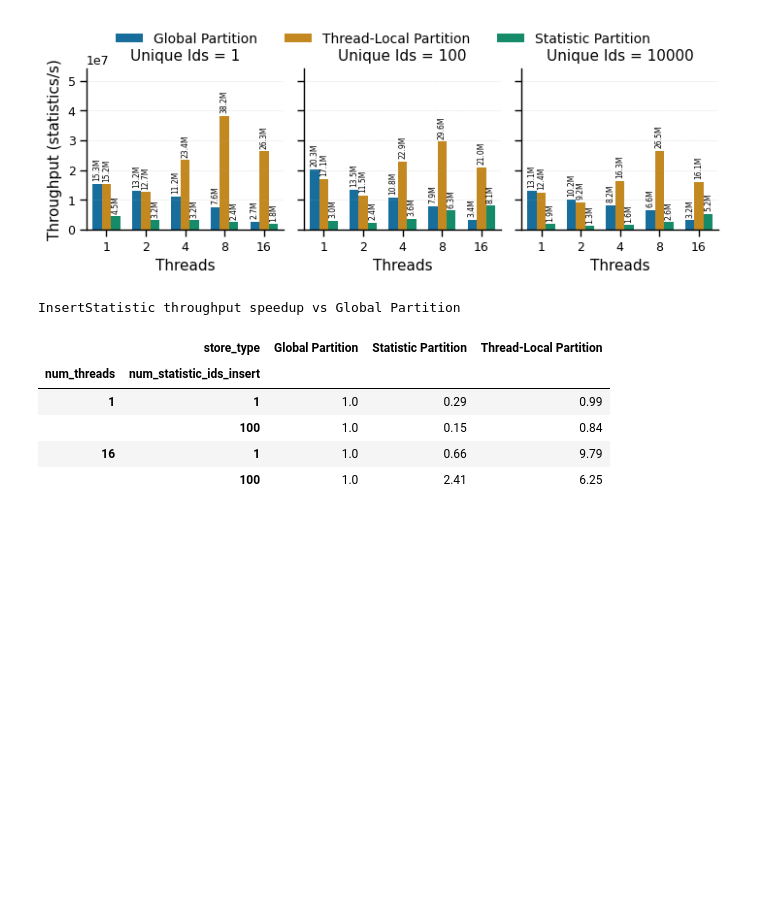
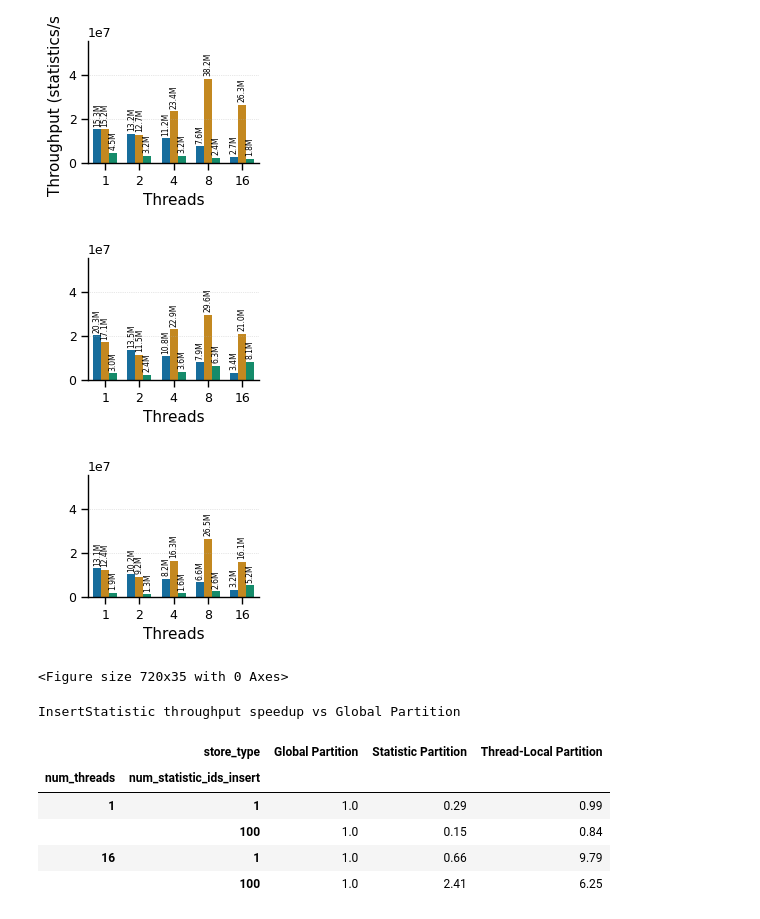
Before and after one commit to ESPAT-Orga/nebulastream-espat, a Jupyter notebook: scripts/benchmarking/statistics-store/plots/Statistic Stores.ipynb, the cells around one changed output. Cells and saved outputs as stored; diff of their text form; code cells hidden in the pictures; blank space fills up the shorter version.

```diff
--- a/scripts/benchmarking/statistics-store/plots/Statistic Stores.ipynb
+++ b/scripts/benchmarking/statistics-store/plots/Statistic Stores.ipynb
@@ -2,6 +2,12 @@
 import pandas as pd
 import seaborn as sns
 import matplotlib.pyplot as plt
+from matplotlib.transforms import Bbox
+
+# Panel geometry in inches, shared by every figure below. Height kept well under the width:
+# these are short bar panels tiled as subfigures, and a taller box only stretches the gap
+# between the bars and their labels.
+PANEL_W, PANEL_H = 2.4, 2.1
 
 df = pd.read_csv("statistic_store_benchmark.csv")
 df['throughput'] = df['num_statistics'] / (df['duration_ms'] / 1000)
@@ -29,8 +35,11 @@ def fmt_si(v):
             return f"{v / div:.1f}{suffix}"
     return f"{v:.1f}" if abs(v) >= 1 else f"{v:.2g}"
 # %%
-# Insert benchmark: throughput per thread count, one panel per Unique Statistic Ids value.
-# Each bar reports the mean throughput across the 3 repetitions, with its value printed on top.
+# Insert benchmark: throughput per thread count, ONE FIGURE per Unique Statistic Ids value
+# (the value is appended to the filename) — the panels go side by side as LaTeX subfigures, so
+# each needs its own PDF. Each bar reports the mean throughput across the 3 repetitions, with its
+# value printed on top. All figures share one y-limit (computed over every panel, as sharey=True
+# used to give) and ONE legend, written as a separate legend-only PDF for the subfigure row.
 %matplotlib inline
 
 benchmark = 'InsertStatistic'
@@ -46,55 +55,74 @@ else:
     x_order = sorted(df_bm['num_threads'].unique())
     store_order = [s for s in STORE_ORDER if s in set(df_bm['store_type'])]
     ids_values = sorted(df_bm['num_statistic_ids_insert'].unique())
+    # Figure-global y-limit, taken from the plotted bar heights (group means, since errorbar=None)
+    # over ALL panels, plus headroom so the rotated bar labels aren't clipped.
+    # 1.45 (not 1.35): the panels are saved at a FIXED canvas size below, so a rotated bar label
+    # that pokes above the axes gets clipped instead of growing the figure — the extra headroom is
+    # what keeps the tallest bar's label inside.
+    y_top = df_bm.groupby(['num_statistic_ids_insert', 'num_threads', 'store_type'])['throughput'].mean().max() * 1.45
 
     with sns.plotting_context("paper", rc={
         "axes.labelsize": 11, "axes.titlesize": 11, "legend.fontsize": 10,
         "xtick.labelsize": 9, "ytick.labelsize": 9,
     }):
         palette = sns.color_palette("colorblind", n_colors=len(store_order))
-        n_cols = len(ids_values)
-        fig, axes = plt.subplots(1, n_cols, figsize=(2.4 * n_cols, 2.6), squeeze=False, sharey=True)
         legend_handles, legend_labels = None, None
+        panels = []  # (fig, out_path) — saved after the loop, once the shared crop box is known
         for c, ids_val in enumerate(ids_values):
-            ax = axes[0][c]
+            fig, ax = plt.subplots(figsize=(PANEL_W, PANEL_H))
             subset = df_bm[df_bm['num_statistic_ids_insert'] == ids_val]
             sns.barplot(
                 data=subset,
                 x='num_threads', order=x_order,
                 y='throughput',
                 hue='store_type', hue_order=store_order,
                 palette=palette, width=0.7, errorbar=None, ax=ax,
             )
             # Linear y-axis from 0 (bars are only proportional to their value from a zero baseline).
-            ax.set_ylim(bottom=0)
-            ax.set_title(f"Unique Ids = {int(ids_val)}")
+            ax.set_ylim(0, y_top)
+            #ax.set_title(f"Unique Ids = {int(ids_val)}")
             ax.set_xlabel('Threads')
-            ax.set_ylabel('Throughput (statistics/s)' if c == 0 else '')
+            # Only the first panel SHOWS the y-label, but every panel carries it — transparent on
+            # the others. savefig's tight bbox measures alpha-0 text too, so all figures come out
+            # the same size and the axes align when placed side by side.
+            ax.set_ylabel('Throughput (statistics/s)', alpha=1.0 if c == 0 else 0.0)
             ax.grid(True, axis='y', linestyle=':', linewidth=0.5, alpha=0.6)
             sns.despine(ax=ax)
             # Value on top of every bar; rotated so neighbouring bars' labels don't collide. On a
             # linear axis the small bars are near-invisible, so the label is what carries them.
             for container in ax.containers:
                 ax.bar_label(container, labels=[fmt_si(b.get_height()) for b in container], fontsize=5.5, padding=2, rotation=90)
-        # Headroom above the tallest bar so the rotated labels aren't clipped (linear, shared y).
-        axes[0][0].set_ylim(top=axes[0][0].get_ylim()[1] * 1.35)
-        for ax in axes[0]:
             if legend_handles is None:
                 legend_handles, legend_labels = ax.get_legend_handles_labels()
             legend = ax.get_legend()
             if legend is not None:
                 legend.remove()
+            plt.tight_layout()
+            panels.append((fig, f"{benchmark}_Throughput_Bars_WithErrorBars_ids{int(ids_val)}.pdf"))
+
+        # ONE crop box for the whole set: the union of the per-panel tight bboxes. Cropping each
+        # panel to its OWN tight bbox would size them differently (a panel whose rotated bar labels
+        # stick out further comes out taller); the shared box drops the whitespace and still leaves
+        # every PDF exactly the same size.
+        crop = Bbox.union([fig.get_tightbbox() for fig, _ in panels])
+        for fig, out in panels:
+            fig.savefig(out, dpi=300, bbox_inches=crop, pad_inches=0)
+        plt.show()
+
+        # Legend-only PDF, shared by the whole row. bbox_inches="tight" crops the empty canvas, so
+        # the width here only has to keep the entries on one line; LaTeX sets the final size.
         if legend_handles:
-            fig.legend(
-                legend_handles, legend_labels,
-                loc='upper center', bbox_to_anchor=(0.5, 1.06),
-                ncol=len(legend_labels), frameon=False,
-            )
-        plt.tight_layout()
-        plt.savefig(f"{benchmark}_Throughput_Bars_WithErrorBars.pdf", dpi=300, bbox_inches="tight")
-        plt.show()
+            legfig = plt.figure(figsize=(PANEL_W * len(ids_values), 0.35))
+            legfig.legend(legend_handles, legend_labels, loc='center',
+                          ncol=len(legend_labels), frameon=False)
+            legfig.savefig(f"{benchmark}_Throughput_Bars_WithErrorBars_legend.pdf", dpi=300, bbox_inches="tight", pad_inches=0)
+            plt.show()
 # %% [output]
-[figure, old version]
+[figure, new version]
+[figure, added]
+[figure, added]
+<Figure size 720x35 with 0 Axes>
 # %%
 # Speedup over the Global Partition baseline for each bar in the InsertStatistic throughput
 # figure above. Throughput is higher-is-better, so speedup = store / baseline; the Global
```
Also changed, not shown: parts of 2 cells of this notebook, 16 other files.
